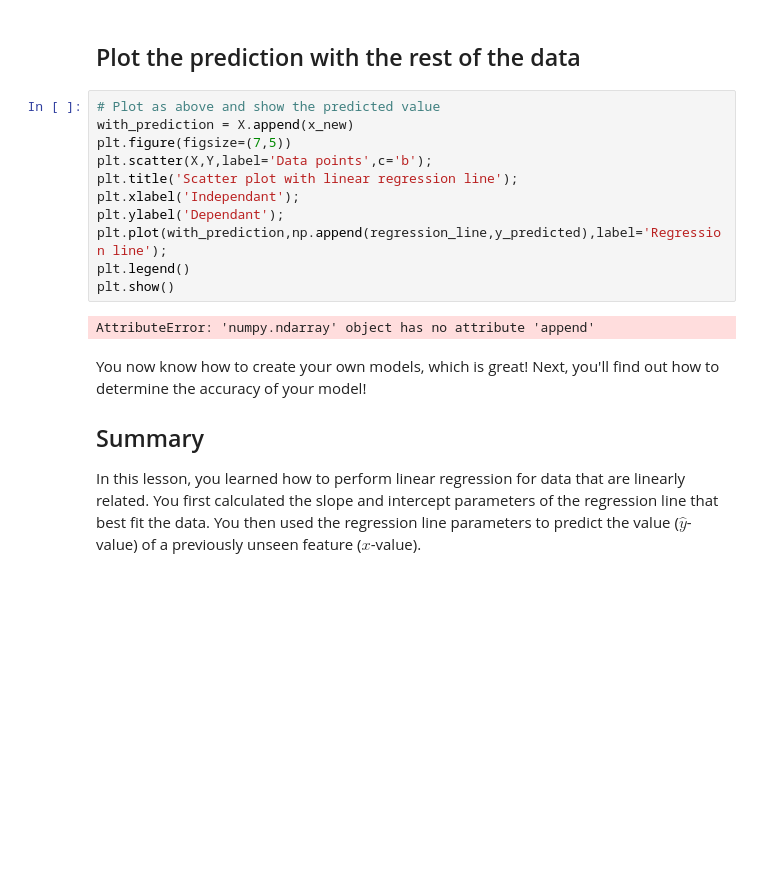
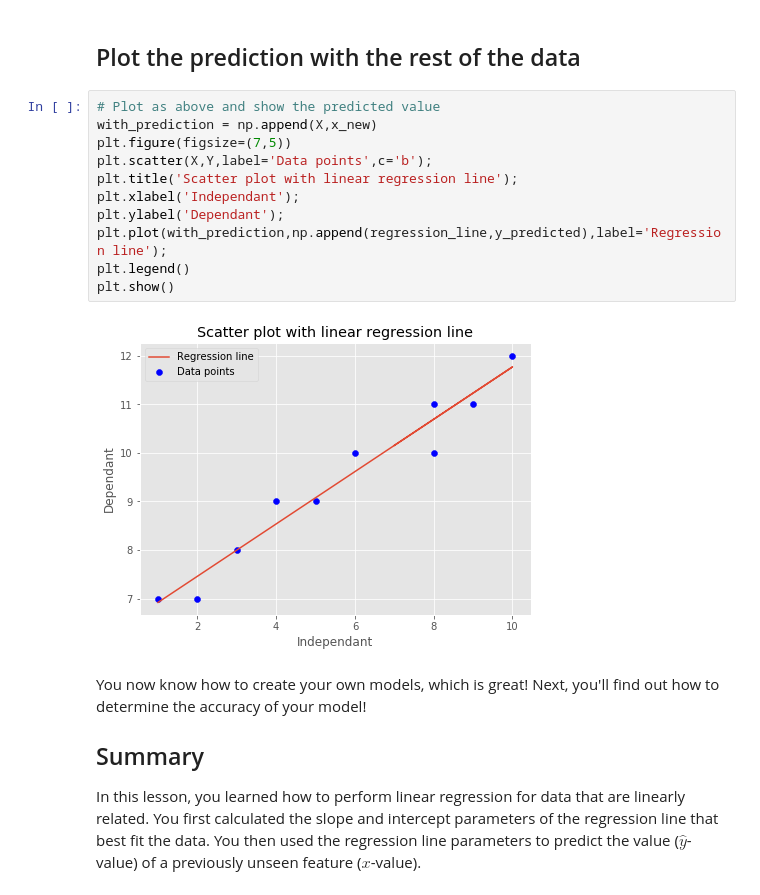
Before and after one commit to OsterMendel/dsc-simple-linear-regression-lab-nyc-ds-021720, a Jupyter notebook: index.ipynb, the cells around one changed output. Saved outputs shown, nothing was run; the diff lists cells and outputs as text; blank space fills up the shorter version.

```diff
--- a/index.ipynb
+++ b/index.ipynb
@@ -158,17 +158,17 @@ y_predicted
 ## Plot the prediction with the rest of the data
 # %%
 # Plot as above and show the predicted value
-with_prediction = X.append(x_new)
+with_prediction = np.append(X,x_new)
 plt.figure(figsize=(7,5))
 plt.scatter(X,Y,label='Data points',c='b');
 plt.title('Scatter plot with linear regression line');
 plt.xlabel('Independant');
 plt.ylabel('Dependant');
 plt.plot(with_prediction,np.append(regression_line,y_predicted),label='Regression line');
 plt.legend()
 plt.show()
 # %% [output]
-AttributeError: 'numpy.ndarray' object has no attribute 'append'
+[figure, added]
 # %% [markdown]
 You now know how to create your own models, which is great! Next, you'll find out how to determine the accuracy of your model!
 
```
